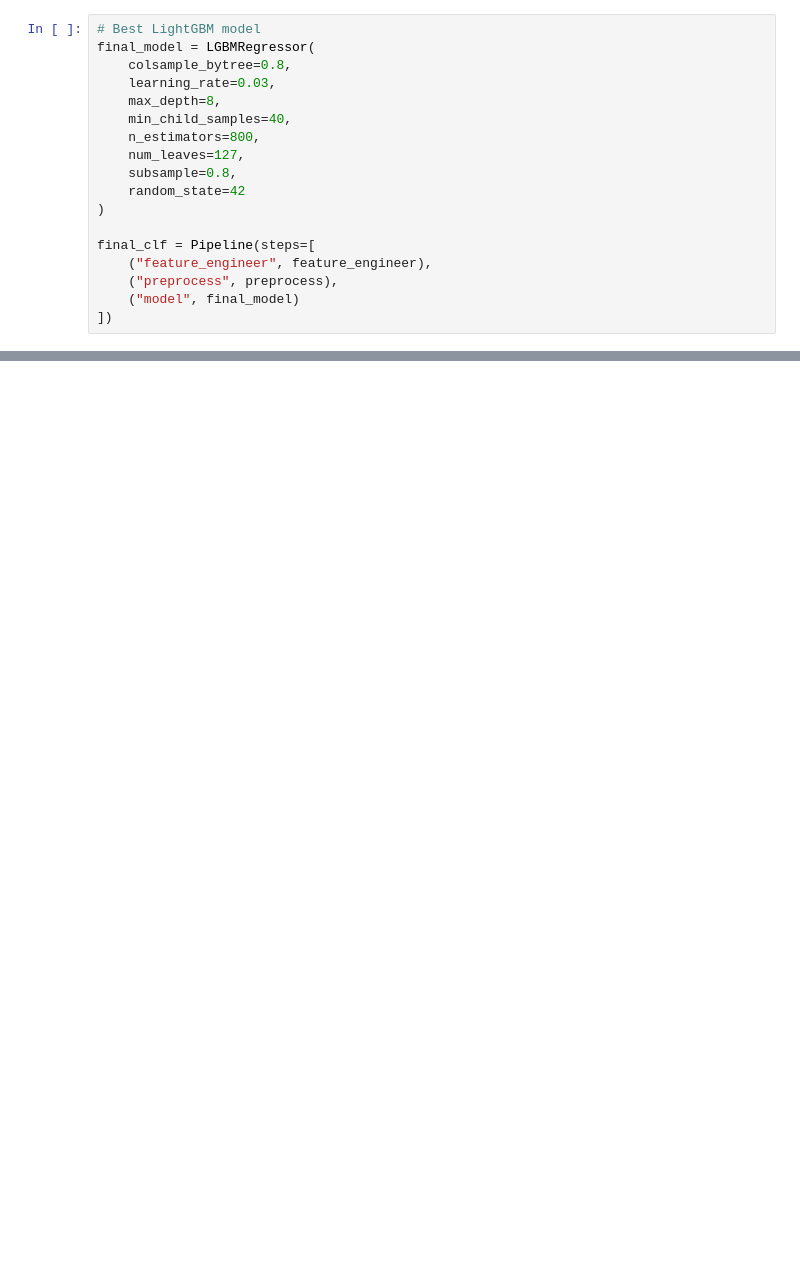
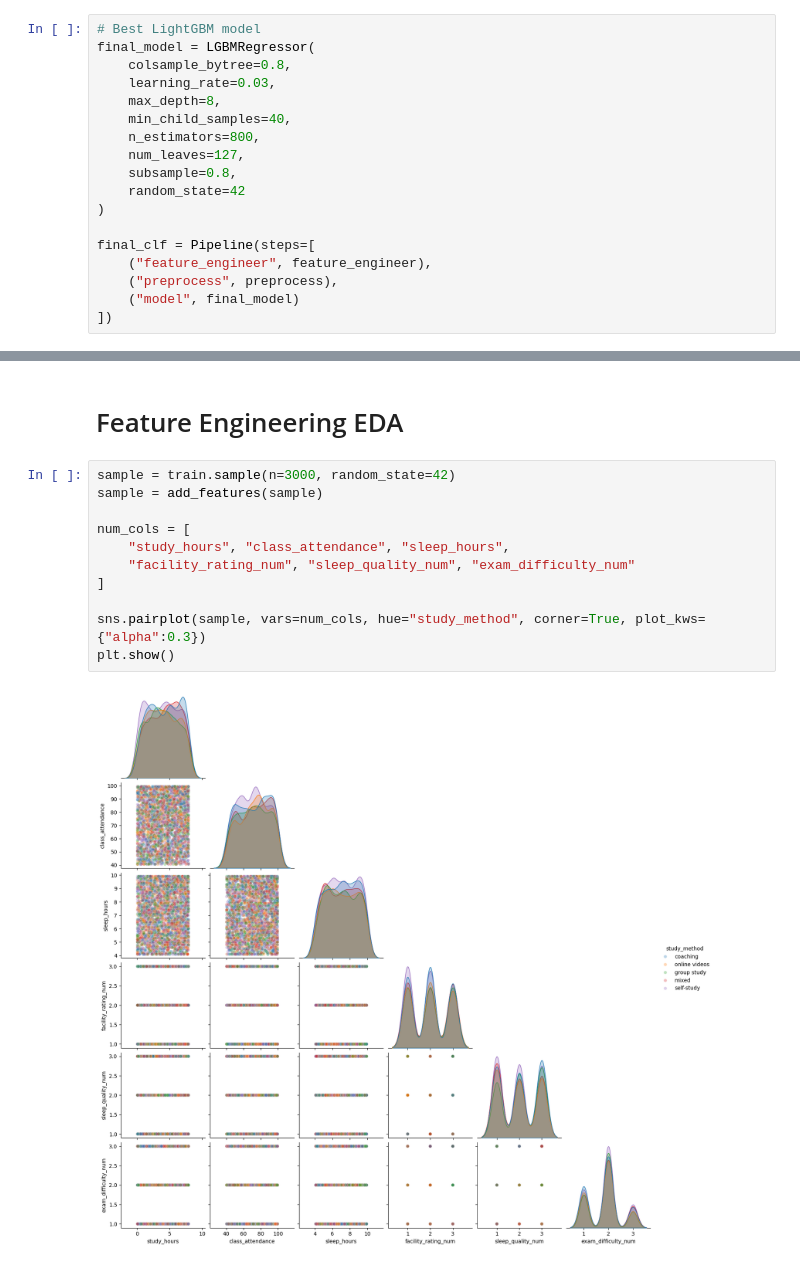
Before and after one commit to KetchupJL/Kaggle-Competitions, a Jupyter notebook: Predicting Student Test Scores/notebook2.ipynb, the cells around one changed output, grey strips where cells are left out. Drawn from its saved outputs; the diff is of its cells as text; blank space fills up the shorter version.

```diff
--- a/Predicting Student Test Scores/notebook2.ipynb
+++ b/Predicting Student Test Scores/notebook2.ipynb
@@ -264,0 +304,15 @@ submission.head()
+# %% [markdown]
+# Feature Engineering EDA
+# %%
+sample = train.sample(n=3000, random_state=42)
+sample = add_features(sample)
+
+num_cols = [
+    "study_hours", "class_attendance", "sleep_hours",
+    "facility_rating_num", "sleep_quality_num", "exam_difficulty_num"
+]
+
+sns.pairplot(sample, vars=num_cols, hue="study_method", corner=True, plot_kws={"alpha":0.3})
+plt.show()
+# %% [output]
+[figure, added]
```
Also changed, not shown: parts of 11 cells of this notebook, 3 other files.
